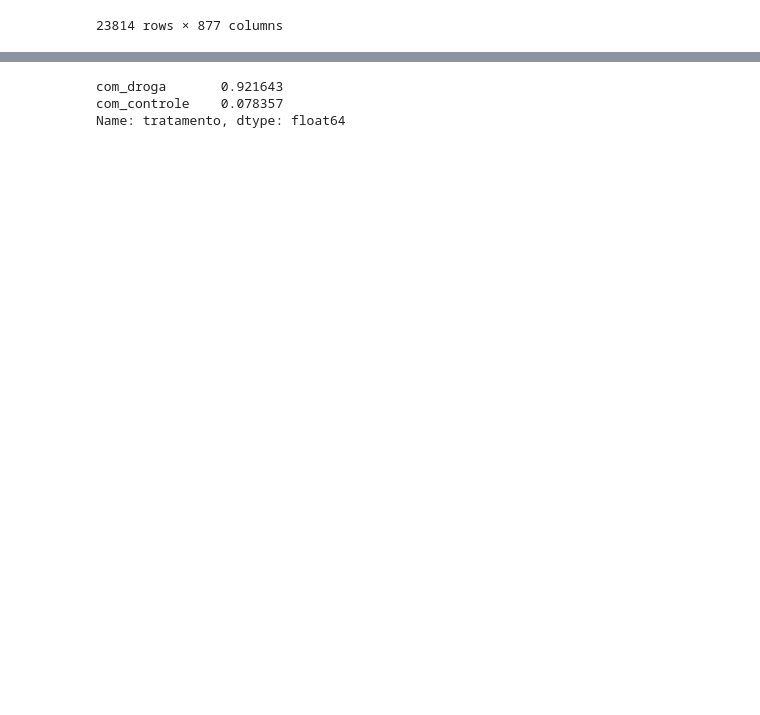
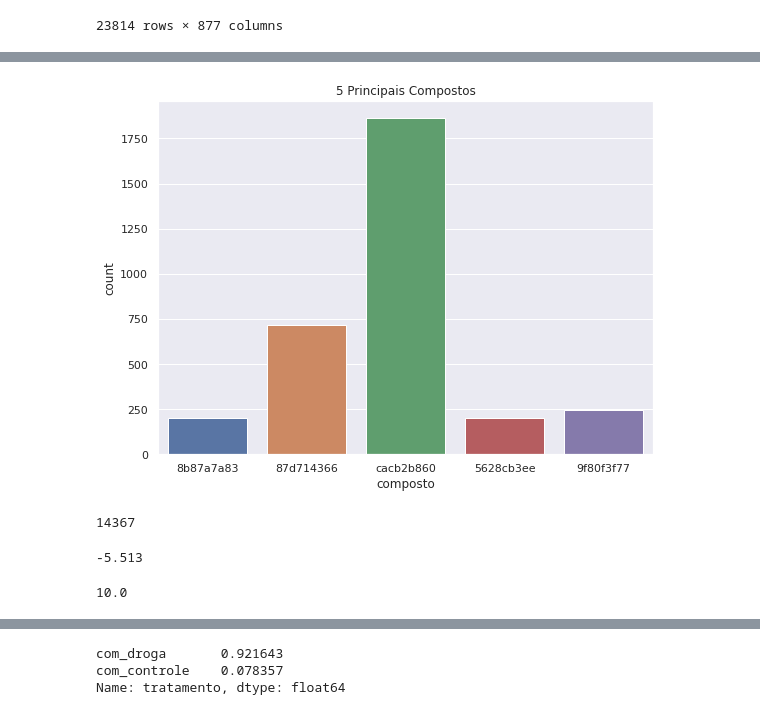
Before and after one commit to Pedro-Henrique8899-eng/Data_Science_Pedro_Enginer, a Jupyter notebook: Análisededadosalura.ipynb, the cells around one changed output, grey strips where cells are left out. Cells and saved outputs as stored; diff of their text form; code cells hidden in the pictures; blank space fills up the shorter version.

```diff
--- a/Análisededadosalura.ipynb
+++ b/Análisededadosalura.ipynb
@@ -149,0 +185,23 @@ dados
+# %%
+# importando o seaborn e o matplotlib
+import matplotlib.pyplot as plt
+import seaborn as sns
+plt.subplots(figsize=(8,6))
+sns.set()
+ax = sns.countplot(x = 'composto', data=dados.query('composto in @compostos'))
+ax.set_title('5 Principais Compostos')
+plt.tight_layout()
+# %% [output]
+[figure, added]
+# %%
+len(dados['g-0'].unique())
+# %% [output]
+14367
+# %%
+dados['g-0'].min()
+# %% [output]
+-5.513
+# %%
+dados['g-0'].max()
+# %% [output]
+10.0
```
Also changed, not shown: parts of 20 cells of this notebook.
